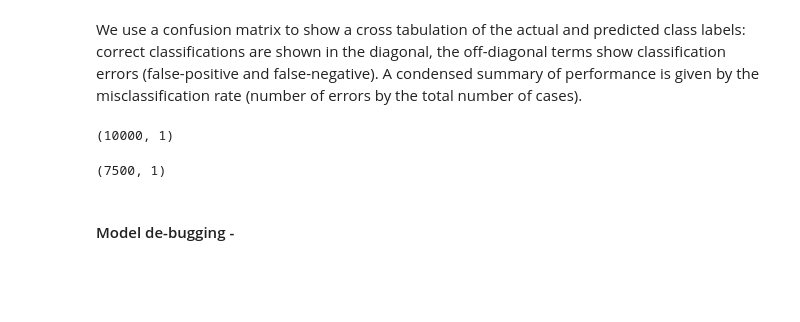
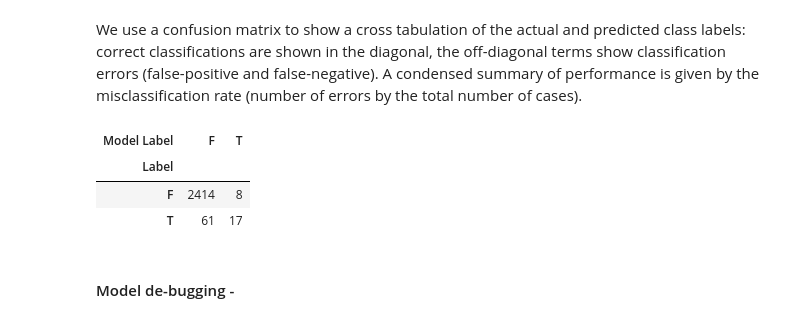
Before and after one commit to lmart999/CS229_ISL, a Jupyter notebook: Cross-validation.ipynb, the cells around one changed output. Saved outputs shown, nothing was run; the diff lists cells and outputs as text; code cells hidden in the pictures; blank space fills up the shorter version.

```diff
--- a/Cross-validation.ipynb
+++ b/Cross-validation.ipynb
@@ -314,3 +344,9 @@ We use a confusion matrix to show a cross tabulation of the actual and predicted
 # %%
 from sklearn.cross_validation import train_test_split
 a_train, a_test, b_train, b_test = train_test_split(feat,targ,test_size=0.25)
+clf.fit(a_train,b_train)
+predicted=clf.predict(a_test)
+# Accuracy
+b_test=b_test.T
+c=b_test[b_test==predicted]
+print c.shape[0]/float(predicted.shape[0])
@@ -319,8 +352,0 @@ clf.fit(a_train,b_train)
-# %%
-feat.shape
-# %% [output]
-(10000, 1)
-# %%
-a_train.shape
-# %% [output]
-(7500, 1)
@@ -329,14 +353,16 @@ from sklearn.metrics import confusion_matrix as sk_confusion_matrix
-# %%
-def confusion_matrix(y_test, y_pred):
-    cm = sk_confusion_matrix(y, y_pred)
-    cm = pd.DataFrame(data=cm, columns=[-1, 1], index=[-1, 1])
-    cm.columns.name = 'Predicted label'
-    cm.index.name = 'True label'
-    error_rate = (y_pred != y).mean()
-    print('error rate: %.2f' % error_rate)
-    return cm
-
-confusion_matrix(y, y_pred)
+# %%
+from sklearn.metrics import confusion_matrix as sk_confusion_matrix
+b_test=b_test.T
+cm = sk_confusion_matrix(b_test,predicted)
+cm = pd.DataFrame(data=cm, columns=['F','T'], index=['F','T'])
+cm.columns.name = 'Model Label'
+cm.index.name = 'Label'
+cm
+# %% [output]
+| Model Label | F | T |
+| Label |  |  |
+| F | 2414 | 8 |
+| T | 61 | 17 |
 # %% [markdown]
 #### Model de-bugging -
 # %% [markdown]
```
Also changed, not shown: parts of 8 cells of this notebook.
